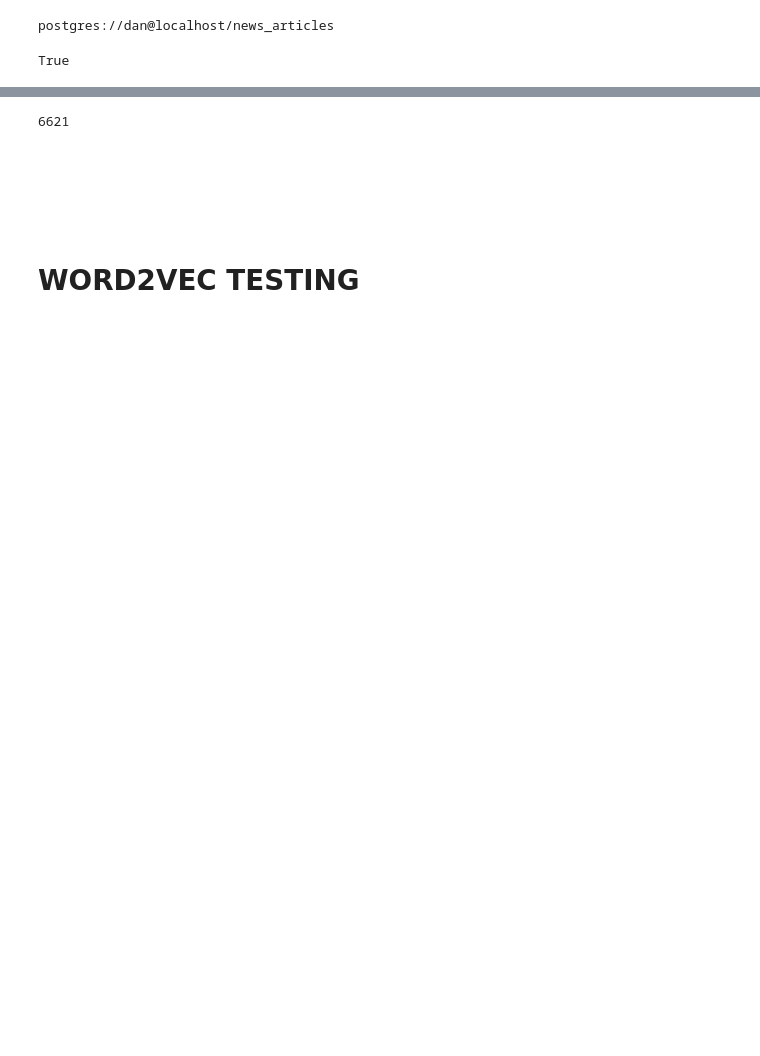
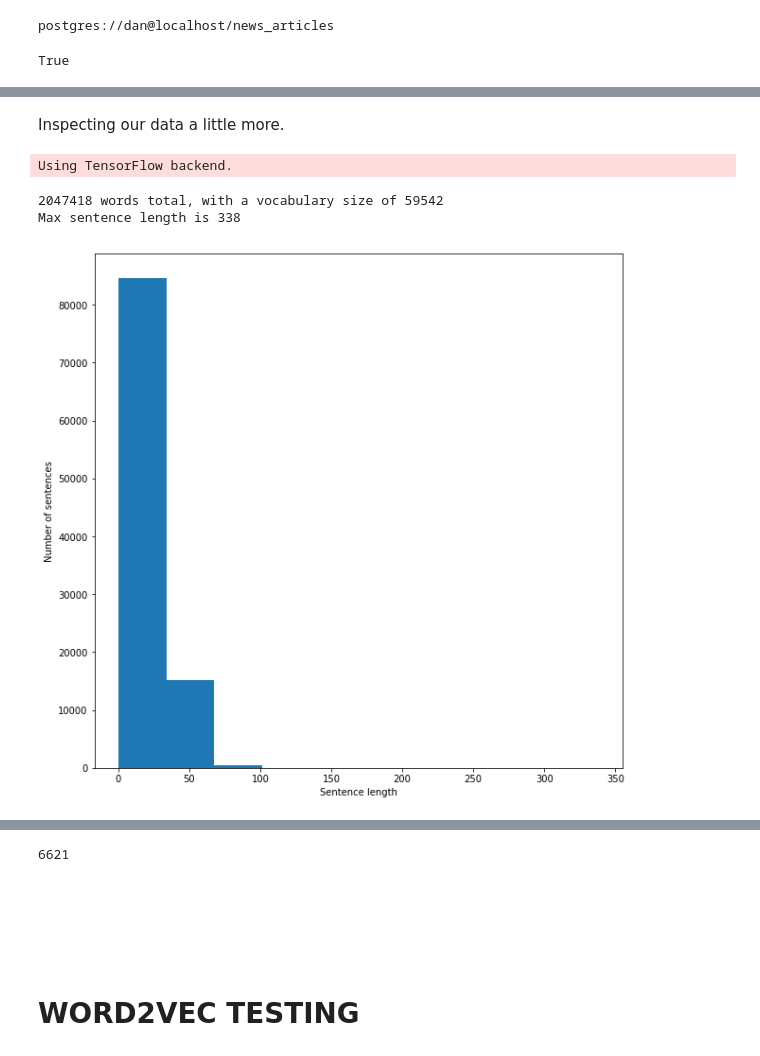
Before and after one commit to drinandan/insight-project, a Jupyter notebook: 2018.01.14_gathering_regional_newspaper_data.ipynb, the cells around one changed output, grey strips where cells are left out. Cells and saved outputs as stored; diff of their text form; code cells hidden in the pictures; blank space fills up the shorter version.

```diff
--- a/2018.01.14_gathering_regional_newspaper_data.ipynb
+++ b/2018.01.14_gathering_regional_newspaper_data.ipynb
@@ -302,0 +438,2 @@ df.head()
+# %%
+df_non_dup = df.drop_duplicates()
@@ -302,0 +452,11 @@ df.head()
+# %%
+def standardize_text(temp_df, text_field):
+    temp_df[text_field] = temp_df[text_field].str.replace(r"http\S+", "")
+    temp_df[text_field] = temp_df[text_field].str.replace(r"http", "")
+    temp_df[text_field] = temp_df[text_field].str.replace(r"@\S+", "")
+    temp_df[text_field] = temp_df[text_field].str.replace(r"[^A-Za-z0-9(),!?@\'\`\"\_\n]", " ")
+    temp_df[text_field] = temp_df[text_field].str.replace(r"@", "at")
+    temp_df[text_field] = temp_df[text_field].str.lower()
+    return df
+
+df_non_dup = standardize_text(df_non_dup, "sentence")
@@ -302,0 +488,7 @@ df.head()
+# %%
+from nltk.tokenize import RegexpTokenizer
+
+tokenizer = RegexpTokenizer(r'\w+')
+
+df_non_dup["tokens"] = df_non_dup["sentence"].apply(tokenizer.tokenize)
+df_non_dup.tail()
@@ -302,0 +502,26 @@ df.head()
+# %% [markdown]
+Inspecting our data a little more.
+# %%
+from keras.preprocessing.text import Tokenizer
+from keras.preprocessing.sequence import pad_sequences
+from keras.utils import to_categorical
+
+all_words = [word for tokens in df_non_dup["tokens"] for word in tokens]
+sentence_lengths = [len(tokens) for tokens in df_non_dup["tokens"]]
+VOCAB = sorted(list(set(all_words)))
+print("%s words total, with a vocabulary size of %s" % (len(all_words), len(VOCAB)))
+print("Max sentence length is %s" % max(sentence_lengths))
+# %% [output]
+Using TensorFlow backend.
+2047418 words total, with a vocabulary size of 59542
+Max sentence length is 338
+# %%
+import matplotlib.pyplot as plt
+
+fig = plt.figure(figsize=(10, 10))
+plt.xlabel('Sentence length')
+plt.ylabel('Number of sentences')
+plt.hist(sentence_lengths)
+plt.show()
+# %% [output]
+[figure, added]
```
Also changed, not shown: parts of 39 cells of this notebook.
